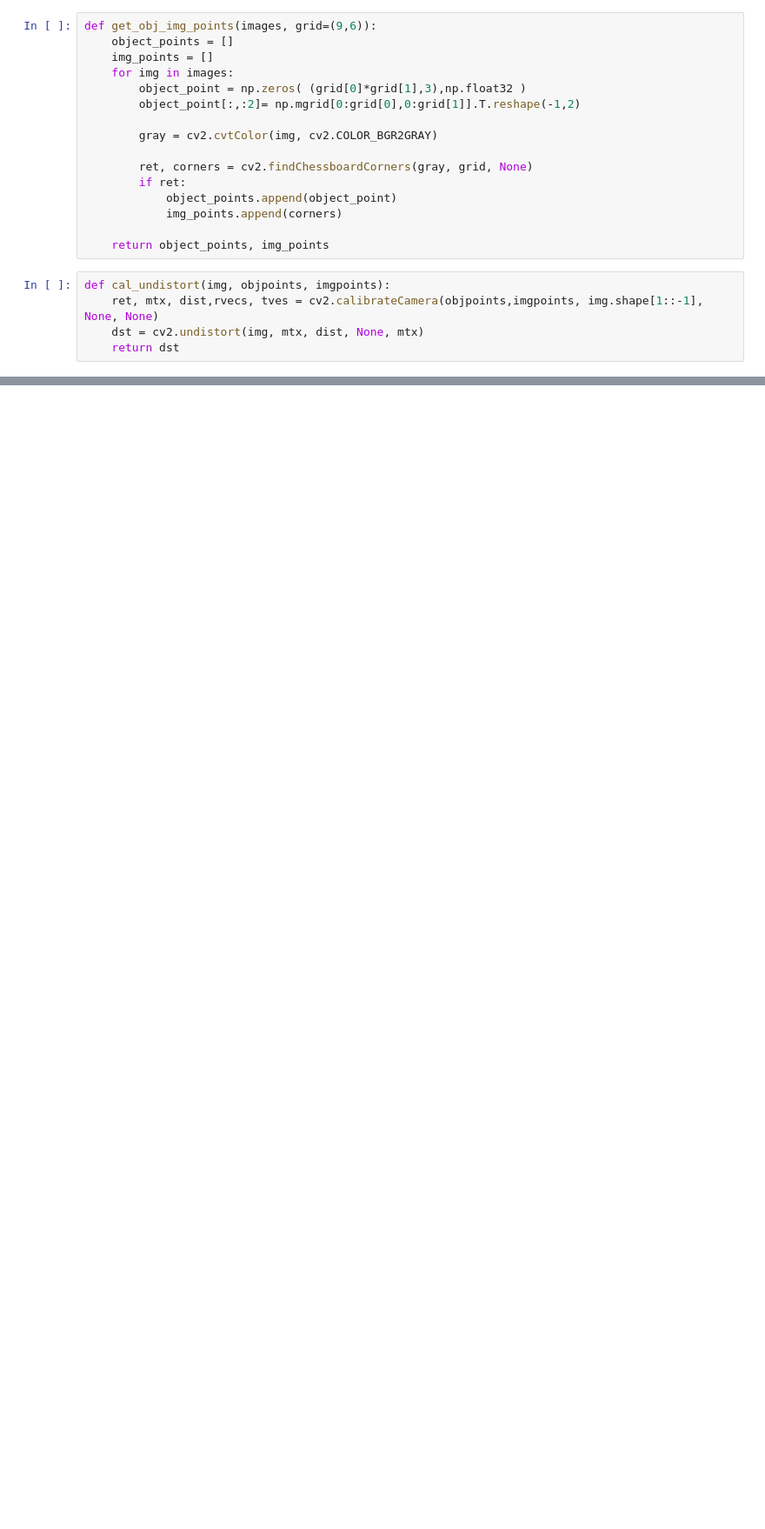
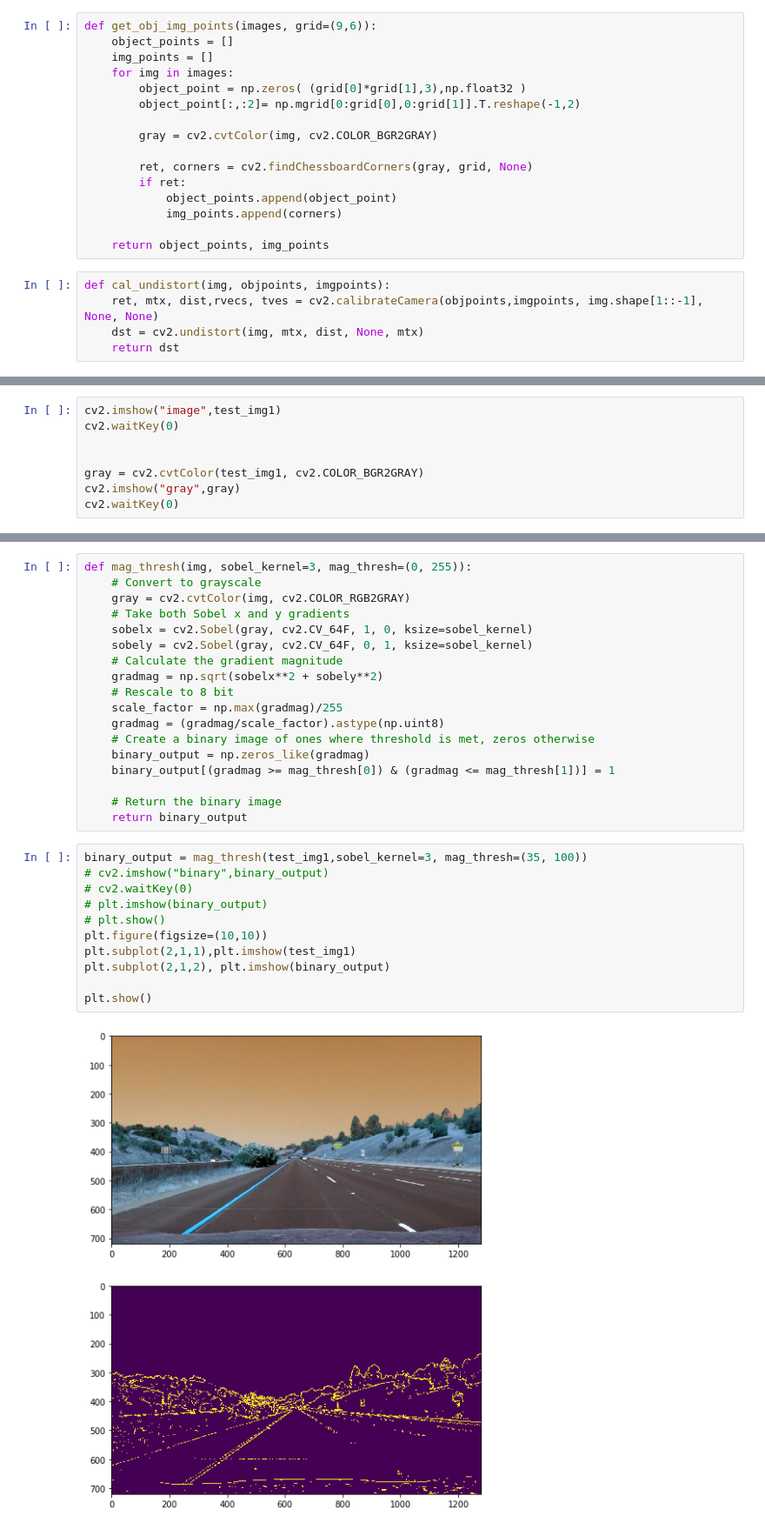
Before and after one commit to chenmeng12/lane_detect, a Jupyter notebook: 1111.ipynb, the cells around one changed output, grey strips where cells are left out. Shown at 87% size. Drawn from its saved outputs; the diff is of its cells as text; blank space fills up the shorter version.

```diff
--- a/1111.ipynb
+++ b/1111.ipynb
@@ -100,0 +92,8 @@ plt.show()
+# %%
+cv2.imshow("image",test_img1)
+cv2.waitKey(0)
+
+
+gray = cv2.cvtColor(test_img1, cv2.COLOR_BGR2GRAY)
+cv2.imshow("gray",gray)
+cv2.waitKey(0)
@@ -100,0 +102,31 @@ plt.show()
+# %%
+def mag_thresh(img, sobel_kernel=3, mag_thresh=(0, 255)):
+    # Convert to grayscale
+    gray = cv2.cvtColor(img, cv2.COLOR_RGB2GRAY)
+    # Take both Sobel x and y gradients
+    sobelx = cv2.Sobel(gray, cv2.CV_64F, 1, 0, ksize=sobel_kernel)
+    sobely = cv2.Sobel(gray, cv2.CV_64F, 0, 1, ksize=sobel_kernel)
+    # Calculate the gradient magnitude
+    gradmag = np.sqrt(sobelx**2 + sobely**2)
+    # Rescale to 8 bit
+    scale_factor = np.max(gradmag)/255
+    gradmag = (gradmag/scale_factor).astype(np.uint8)
+    # Create a binary image of ones where threshold is met, zeros otherwise
+    binary_output = np.zeros_like(gradmag)
+    binary_output[(gradmag >= mag_thresh[0]) & (gradmag <= mag_thresh[1])] = 1
+
+    # Return the binary image
+    return binary_output
+# %%
+binary_output = mag_thresh(test_img1,sobel_kernel=3, mag_thresh=(35, 100))
+# cv2.imshow("binary",binary_output)
+# cv2.waitKey(0)
+# plt.imshow(binary_output)
+# plt.show()
+plt.figure(figsize=(10,10))
+plt.subplot(2,1,1),plt.imshow(test_img1)
+plt.subplot(2,1,2), plt.imshow(binary_output)
+
+plt.show()
+# %% [output]
+[figure, added]
```
Also changed, not shown: parts of 13 cells of this notebook, 3 other files.
